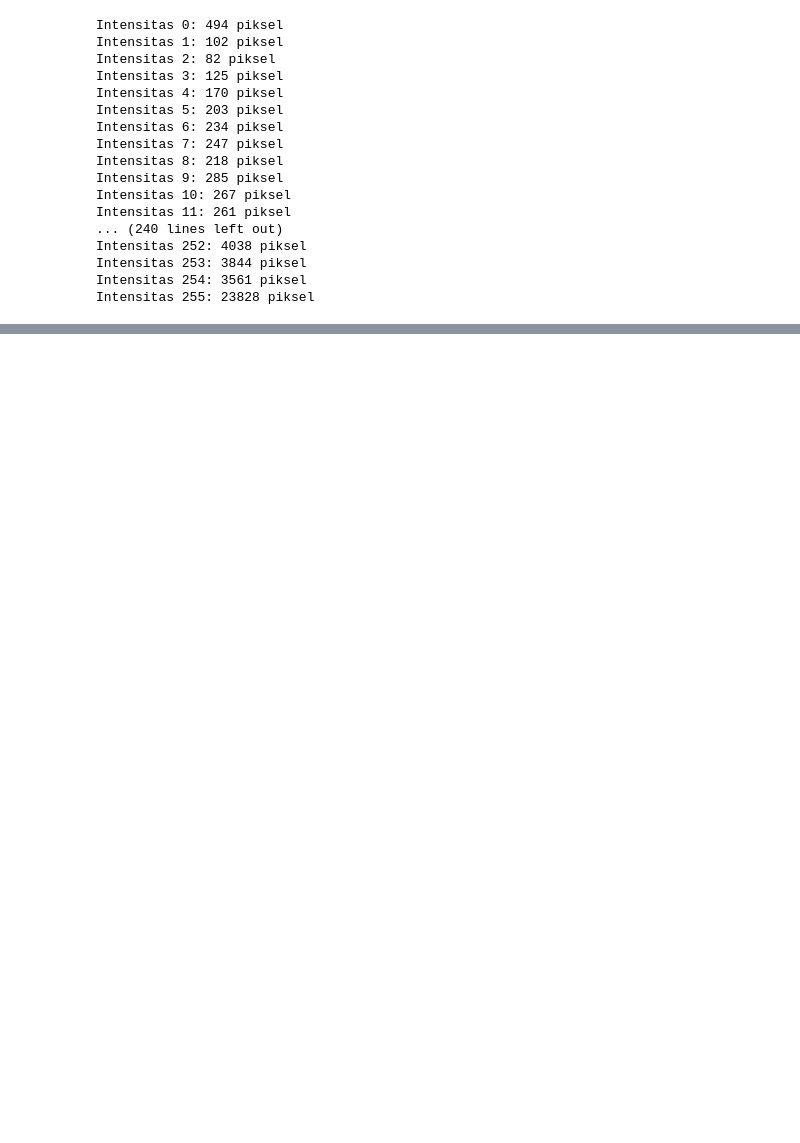
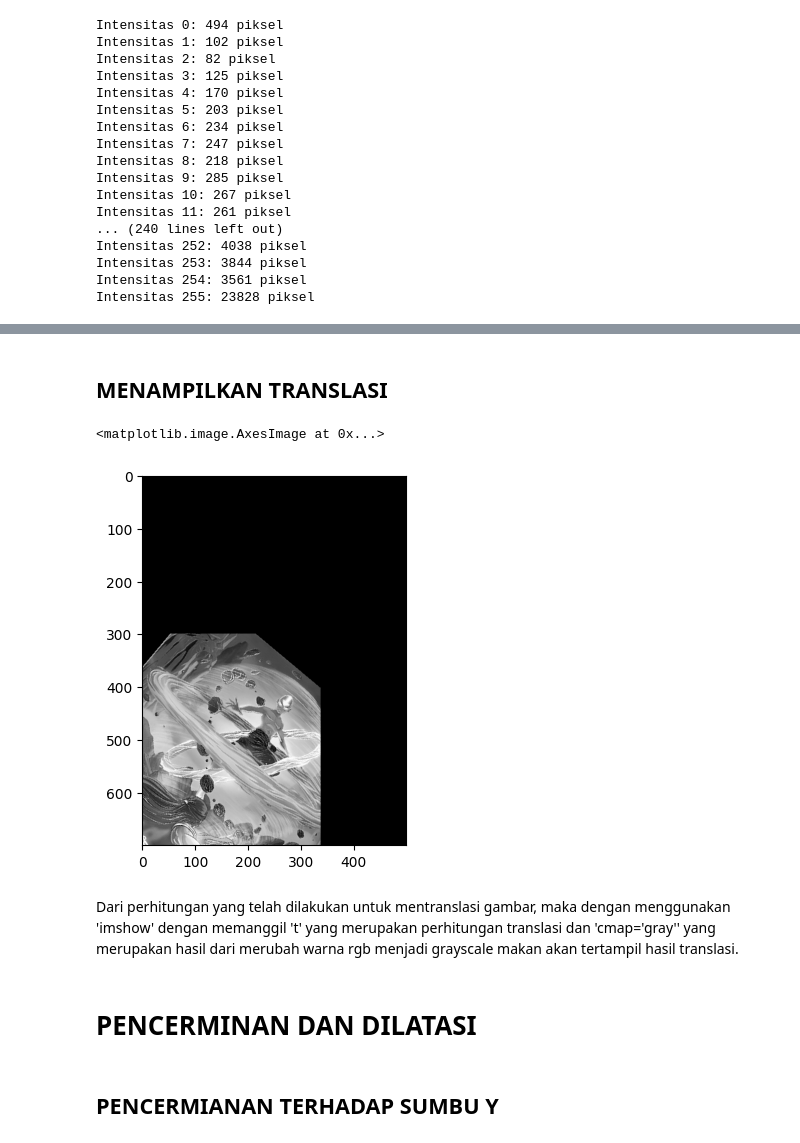
Before and after one commit to Digital-Image-Processing-2024/modul-1-jurnal-FrieskyAst, a Jupyter notebook: Friesky.ipynb, the cells around one changed output, grey strips where cells are left out. Saved outputs shown, nothing was run; the diff lists cells and outputs as text; code cells hidden in the pictures; blank space fills up the shorter version.

```diff
--- a/Friesky.ipynb
+++ b/Friesky.ipynb
@@ -113,0 +178,23 @@ plt.imshow(rotated)
+# %%
+t = np.zeros((h, w)).astype(int)
+
+for i in range(h):
+    for j in range(w):
+        tX = i - 300
+        tY = j + 163
+
+        if 0 <= tX < h and 0 <= tY < w:
+            t[i][j] = roted[tX][tY]
+# %% [markdown]
+## MENAMPILKAN TRANSLASI
+# %%
+plt.imshow(t, cmap='gray')
+# %% [output]
+<matplotlib.image.AxesImage at 0x...>
+[figure, added]
+# %% [markdown]
+Dari perhitungan yang telah dilakukan untuk mentranslasi gambar, maka dengan menggunakan 'imshow' dengan memanggil 't' yang merupakan perhitungan translasi dan 'cmap='gray'' yang merupakan hasil dari merubah warna rgb menjadi grayscale makan akan tertampil hasil translasi.
+# %% [markdown]
+# PENCERMINAN DAN DILATASI
+# %% [markdown]
+## PENCERMIANAN TERHADAP SUMBU Y
```
Also changed, not shown: parts of 41 cells of this notebook.
